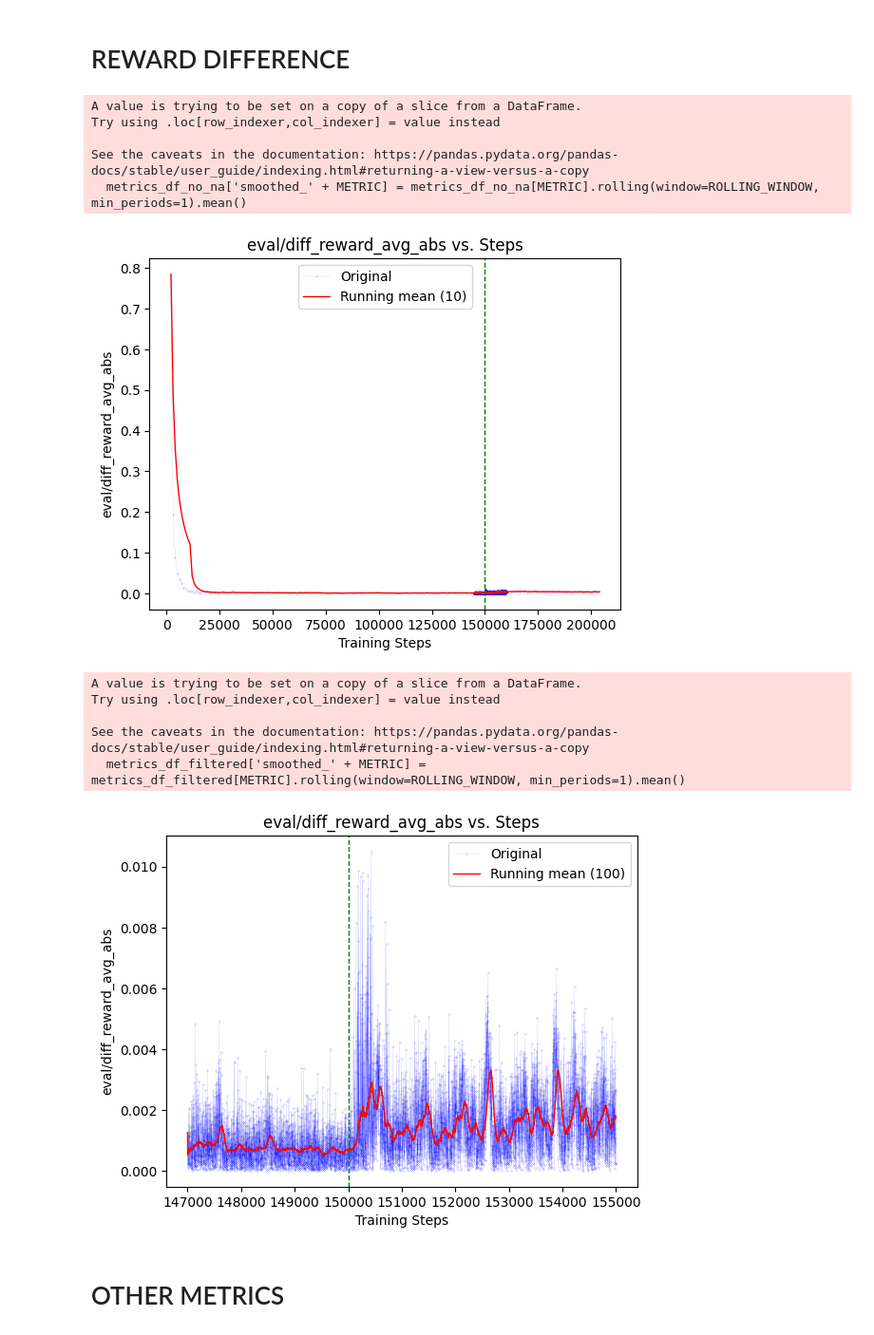
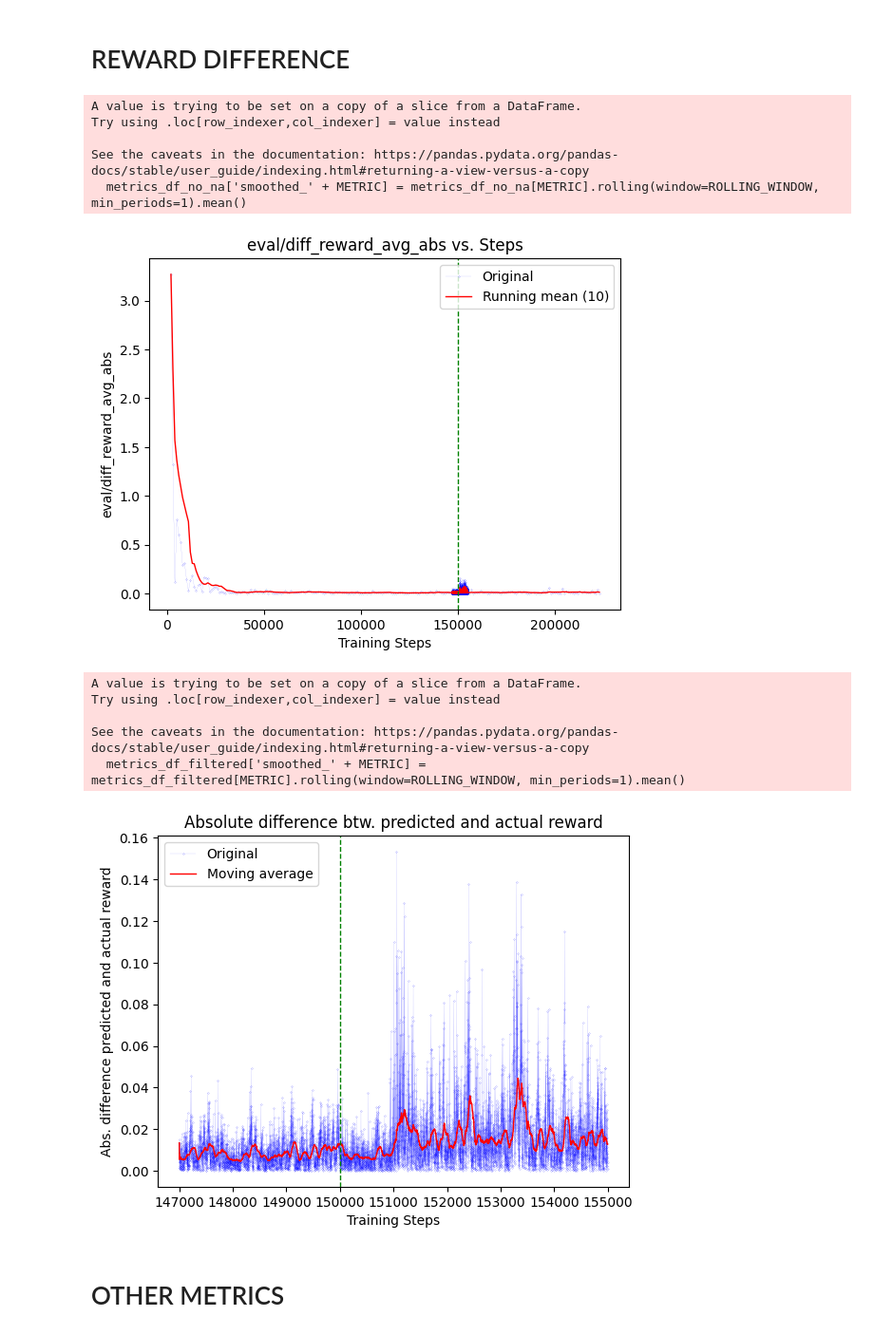
Before and after one commit to TheBlueHawk/FRL23-project, a Jupyter notebook: dreamerv3/scripts_report/plot_metrics.ipynb, the cells around one changed output. Shown: that part at 95% size. Cells and saved outputs as stored; diff of their text form; code cells hidden in the pictures.

```diff
--- a/dreamerv3/scripts_report/plot_metrics.ipynb
+++ b/dreamerv3/scripts_report/plot_metrics.ipynb
@@ -12,7 +12,7 @@ def read_json_file(file_path):
             data.append(json_obj)
     return data
 # %%
-json_path = "/cluster/scratch/mullec/FoRL/FRL23-project/dreamerv3/logdir/1686674118/metrics.jsonl"
+json_path = "/cluster/scratch/mullec/FoRL/FRL23-project/dreamerv3/logdir/00_PD_NOISE_01_150k__FIXED/metrics.jsonl"
 
 metrics = read_json_file(json_path)
 
@@ -158,7 +201,7 @@ metrics_df_no_na['smoothed_' + METRIC] = metrics_df_no_na[METRIC].rolling(window
 # Plot the original data points and the smoothing line
 plt.plot(metrics_df_no_na['step'], metrics_df_no_na[METRIC], marker='o', linestyle='-', color='b', linewidth=0.05, markersize=0.1)
 plt.plot(metrics_df_no_na['step'], metrics_df_no_na['smoothed_' + METRIC], linestyle='-', color='r', linewidth=1, markersize=1)
-plt.axvline(x=150000, color='g', linestyle='--', linewidth=1)
+plt.axvline(x=VERTICAL_LINE, color='g', linestyle='--', linewidth=1)
 
 plt.xlabel('Training Steps')
 plt.ylabel(METRIC)
@@ -171,37 +214,37 @@ Try using .loc[row_indexer,col_indexer] = value instead
 
 See the caveats in the documentation: https://pandas.pydata.org/pandas-docs/stable/user_guide/indexing.html#returning-a-view-versus-a-copy
   metrics_df_no_na['smoothed_' + METRIC] = metrics_df_no_na[METRIC].rolling(window=ROLLING_WINDOW, min_periods=1).mean()
-[figure, old version]
+[figure, new version]
 # %%
 METRIC = "eval/diff_reward_avg_abs"
 FROM = 147000
 UNTIL = 155000
 ROLLING_WINDOW = 100
 
 metrics_df_no_na = metrics_df.dropna(how='any', subset=[METRIC, 'step'])
 
 # Filter the DataFrame for step > 1000
 metrics_df_filtered = metrics_df_no_na[(metrics_df_no_na['step'] > FROM) & (metrics_df_no_na['step'] < UNTIL)]
 
 # Calculate the moving average using a window size of 10
 metrics_df_filtered['smoothed_' + METRIC] = metrics_df_filtered[METRIC].rolling(window=ROLLING_WINDOW, min_periods=1).mean()
 
 # Plot the original data points and the smoothing line
 plt.plot(metrics_df_filtered['step'], metrics_df_filtered[METRIC], marker='o', linestyle='-', color='b', linewidth=0.05, markersize=0.1)
 plt.plot(metrics_df_filtered['step'], metrics_df_filtered['smoothed_' + METRIC], linestyle='-', color='r', linewidth=1, markersize=1)
 plt.axvline(x=VERTICAL_LINE, color='g', linestyle='--', linewidth=1)
 plt.xlabel('Training Steps')
-plt.ylabel(METRIC)
-plt.title(METRIC + " vs. Steps")
-plt.legend(['Original', f'Running mean ({ROLLING_WINDOW})'])
+plt.ylabel("Abs. difference predicted and actual rewards")
+plt.title("Absolute difference btw. predicted and actual rewards")
+plt.legend(['Original', "Moving average"])
 plt.show()
 # %% [output]
 A value is trying to be set on a copy of a slice from a DataFrame.
 Try using .loc[row_indexer,col_indexer] = value instead
 
 See the caveats in the documentation: https://pandas.pydata.org/pandas-docs/stable/user_guide/indexing.html#returning-a-view-versus-a-copy
   metrics_df_filtered['smoothed_' + METRIC] = metrics_df_filtered[METRIC].rolling(window=ROLLING_WINDOW, min_periods=1).mean()
-[figure, old version]
+[figure, new version]
 # %% [markdown]
 # OTHER METRICS
 # %%
```
Also changed, not shown: parts of 8 cells of this notebook, 3 other files.
